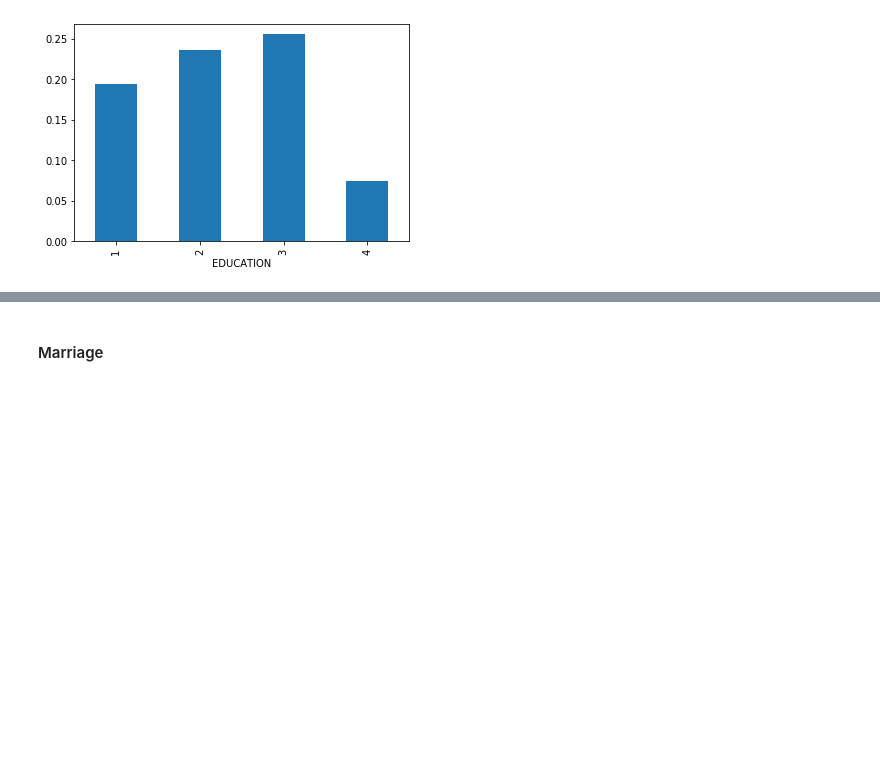
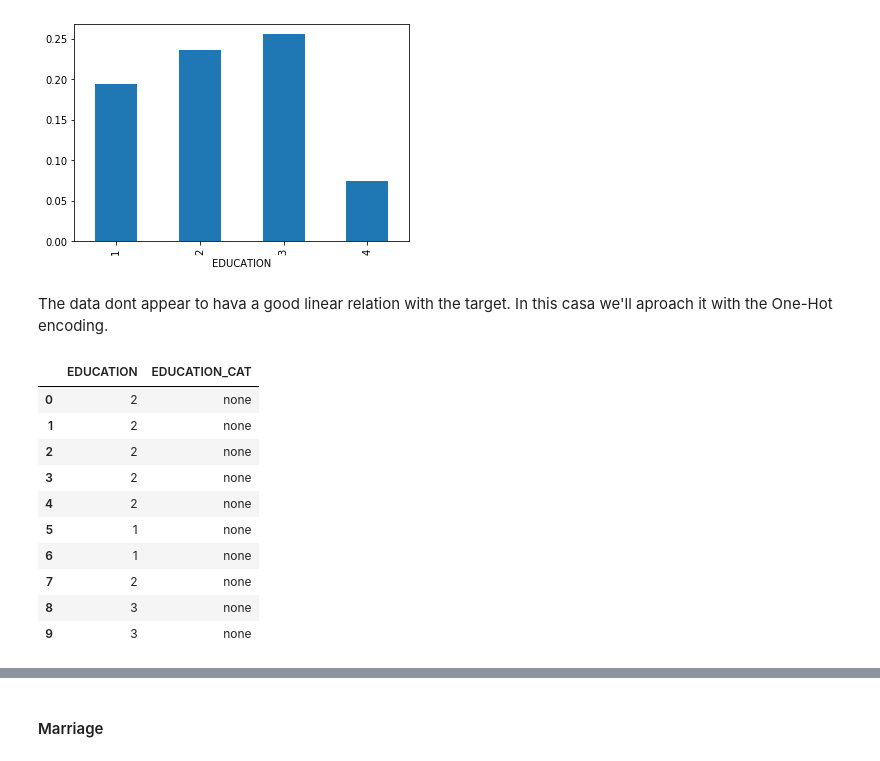
Before and after one commit to GusFX/default_of_credit_card_learning, a Jupyter notebook: src/cleaning_and_exploring.ipynb, the cells around one changed output, grey strips where cells are left out. Saved outputs shown, nothing was run; the diff lists cells and outputs as text; code cells hidden in the pictures; blank space fills up the shorter version.

```diff
--- a/src/cleaning_and_exploring.ipynb
+++ b/src/cleaning_and_exploring.ipynb
@@ -276,3 +276,5 @@ df_clean_2.groupby('EDUCATION').agg({'default payment next month':'mean'}).plot.
 # %% [output]
 <matplotlib.axes._subplots.AxesSubplot at 0x...>
 [figure]
+# %% [markdown]
+The data dont appear to hava a good linear relation with the target. In this casa we'll aproach it with the One-Hot encoding.
@@ -278,0 +283,14 @@ df_clean_2.groupby('EDUCATION').agg({'default payment next month':'mean'}).plot.
+# %%
+df_clean_2[['EDUCATION', 'EDUCATION_CAT']].head(10)
+# %% [output]
+|  | EDUCATION | EDUCATION_CAT |
+| 0 | 2 | none |
+| 1 | 2 | none |
+| 2 | 2 | none |
+| 3 | 2 | none |
+| 4 | 2 | none |
+| 5 | 1 | none |
+| 6 | 1 | none |
+| 7 | 2 | none |
+| 8 | 3 | none |
+| 9 | 3 | none |
```
Also changed, not shown: parts of 12 cells of this notebook, 1 other file.
